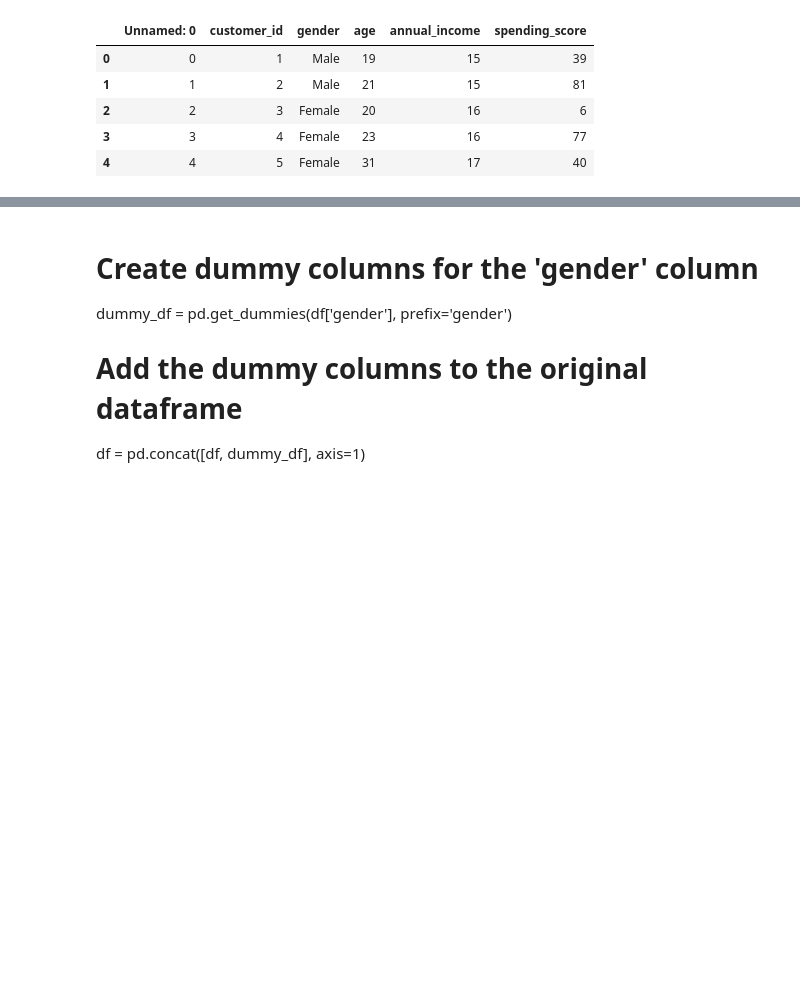
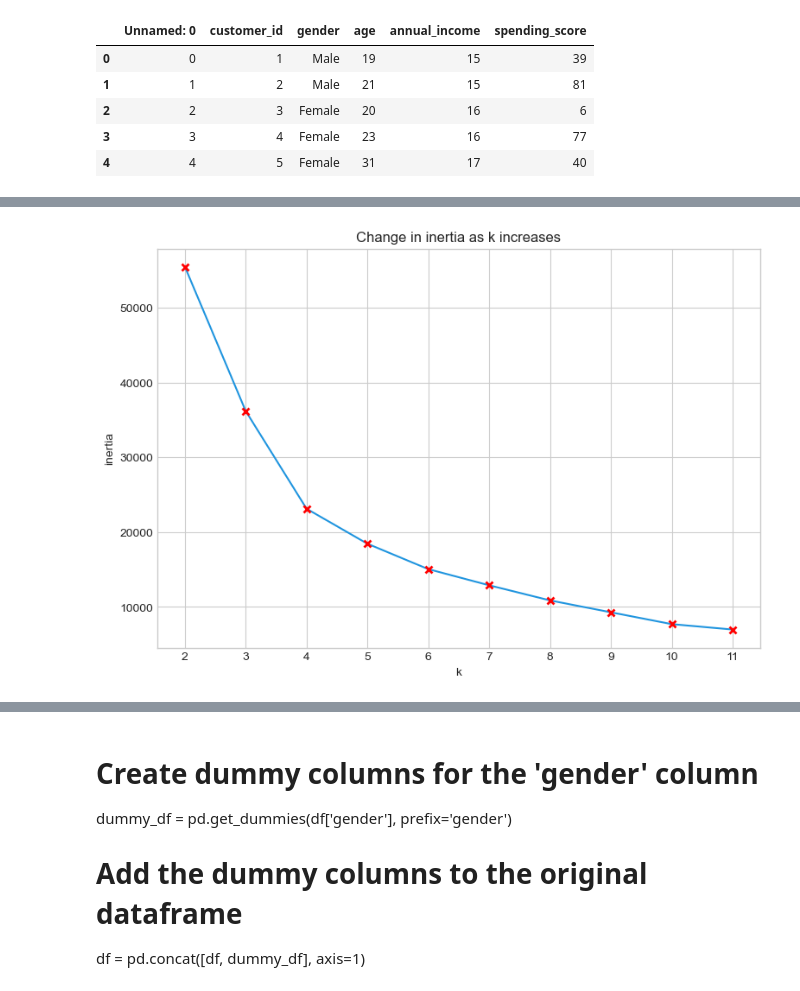
Before and after one commit to Brian-ONeil/clustering-exercises, a Jupyter notebook: clustering-exercises.ipynb, the cells around one changed output, grey strips where cells are left out. Cells and saved outputs as stored; diff of their text form; code cells hidden in the pictures; blank space fills up the shorter version.

```diff
--- a/clustering-exercises.ipynb
+++ b/clustering-exercises.ipynb
@@ -627,0 +630,3 @@ ValueError: too many values to unpack (expected 3)
+# %%
+# Drop the 'gender' and 'gender_Female' columns from the dataframe
+df = df.drop(['gender', 'gender_Female'], axis=1)
@@ -627,0 +673,14 @@ ValueError: too many values to unpack (expected 3)
+# %%
+# lets plot inertia vs k
+plt.style.use('seaborn-whitegrid')  # Set the grid style
+plt.figure(figsize=(9, 6))
+
+pd.Series({k: KMeans(k).fit(mall_X).inertia_ for k in range(2, 12)}).plot(marker='x',markeredgewidth=2, markeredgecolor='red')
+
+plt.xticks(range(2, 12))
+plt.xlabel('k')
+plt.ylabel('inertia')
+plt.title('Change in inertia as k increases')
+plt.show()
+# %% [output]
+[figure, added]
```
Also changed, not shown: parts of 30 cells of this notebook, 1 other file.
